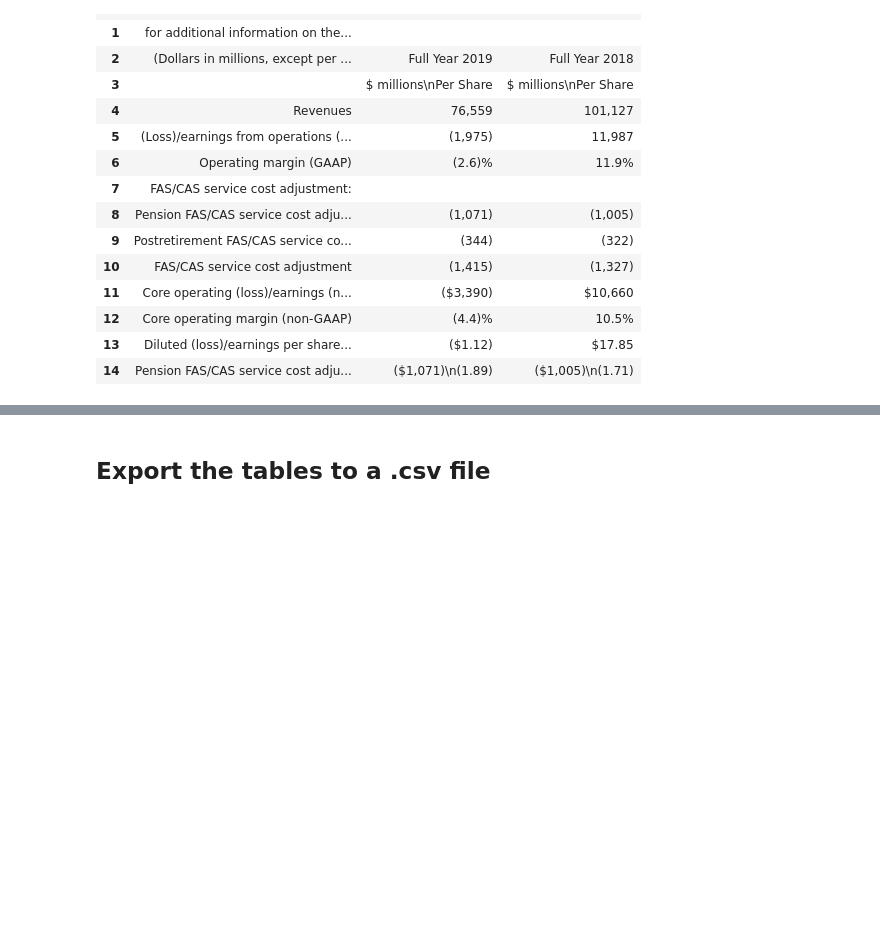
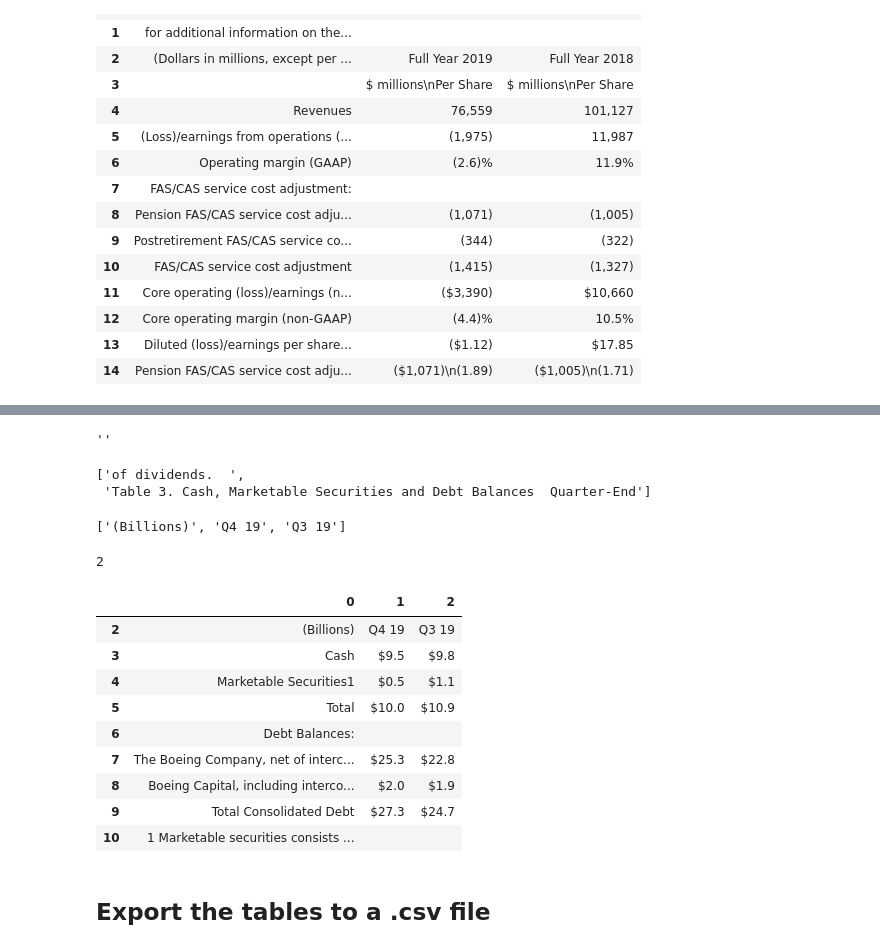
Before and after one commit to plaban1981/POCs, a Jupyter notebook: Extract_tabular_data_from_PDF_document_using_Camelot_in_Python.ipynb, the cells around one changed output, grey strips where cells are left out. Cells and saved outputs as stored; diff of their text form; code cells hidden in the pictures; blank space fills up the shorter version.

```diff
--- a/Extract_tabular_data_from_PDF_document_using_Camelot_in_Python.ipynb
+++ b/Extract_tabular_data_from_PDF_document_using_Camelot_in_Python.ipynb
@@ -113,2 +266,47 @@ temp_df
+# %%
+df2.iloc[0][1]
+# %% [output]
+''
+# %%
+normal_text = []
+tabular_text = []
+
+for i,items in enumerate(df2.values.tolist()):
+  count = 0
+  for i in df2.columns.values.tolist():
+    if items[i] == "":
+      count +=1
+  if count > 0:
+    normal_text.append(" ".join(items))
+  else:
+    row_number = i
+    header = items
+    break
+# %%
+normal_text
+# %% [output]
+['of dividends.  ',
+ 'Table 3. Cash, Marketable Securities and Debt Balances  Quarter-End']
+# %%
+header
+# %% [output]
+['(Billions)', 'Q4 19', 'Q3 19']
+# %%
+row_number
+# %% [output]
+2
+# %%
+df2.iloc[row_number:]
+# %% [output]
+|  | 0 | 1 | 2 |
+| 2 | (Billions) | Q4 19 | Q3 19 |
+| 3 | Cash | $9.5 | $9.8 |
+| 4 | Marketable Securities1 | $0.5 | $1.1 |
+| 5 | Total | $10.0 | $10.9 |
+| 6 | Debt Balances: |  |  |
+| 7 | The Boeing Company, net of interc... | $25.3 | $22.8 |
+| 8 | Boeing Capital, including interco... | $2.0 | $1.9 |
+| 9 | Total Consolidated Debt | $27.3 | $24.7 |
+| 10 | 1 Marketable securities consists ... |  |  |
 # %% [markdown]
 ## Export the tables  to a .csv file
```
Also changed, not shown: parts of 90 cells of this notebook.
